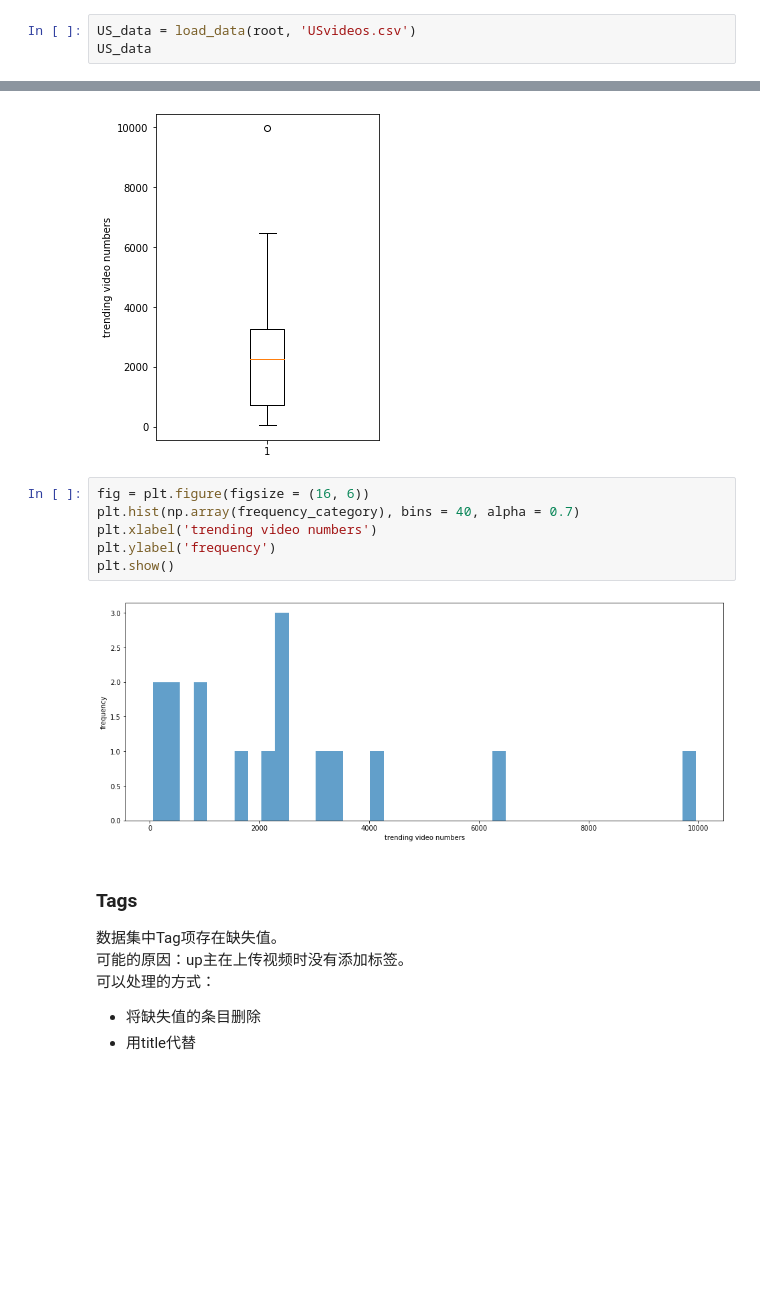
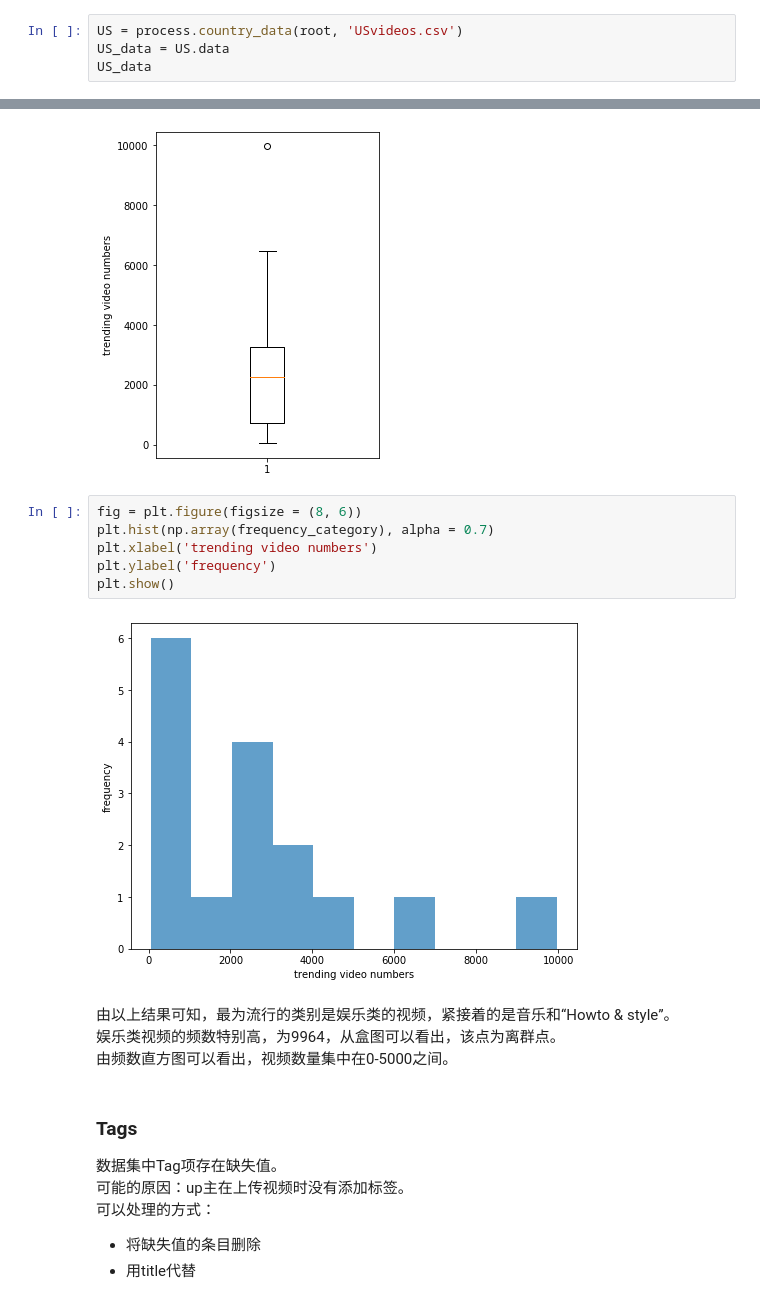
Before and after one commit to Wchoward/DataMiningClass, a Jupyter notebook: youtube.ipynb, the cells around one changed output, grey strips where cells are left out. Saved outputs shown, nothing was run; the diff lists cells and outputs as text; blank space fills up the shorter version.

```diff
--- a/youtube.ipynb
+++ b/youtube.ipynb
@@ -26,7 +27,8 @@ root = 'data/youtube-new/'
 ## 1. 美国
 导入数据：
 # %%
-US_data = load_data(root, 'USvideos.csv')
+US = process.country_data(root, 'USvideos.csv')
+US_data = US.data
 US_data
 # %% [output]
 |  | video_id | trending_date | title | channel_title | category_id | publish_time | tags | views | likes | ... |
@@ -169,13 +194,17 @@ plt.show()
 # %% [output]
 [figure]
 # %%
-fig = plt.figure(figsize = (16, 6))
-plt.hist(np.array(frequency_category), bins = 40, alpha = 0.7)
+fig = plt.figure(figsize = (8, 6))
+plt.hist(np.array(frequency_category), alpha = 0.7)
 plt.xlabel('trending video numbers')
 plt.ylabel('frequency')
 plt.show()
 # %% [output]
-[figure, old version]
+[figure, new version]
+# %% [markdown]
+由以上结果可知，最为流行的类别是娱乐类的视频，紧接着的是音乐和“Howto & style”。
+娱乐类视频的频数特别高，为9964，从盒图可以看出，该点为离群点。
+由频数直方图可以看出，视频数量集中在0-5000之间。
 # %% [markdown]
 ### Tags
 数据集中Tag项存在缺失值。
```
Also changed, not shown: parts of 27 cells of this notebook.
